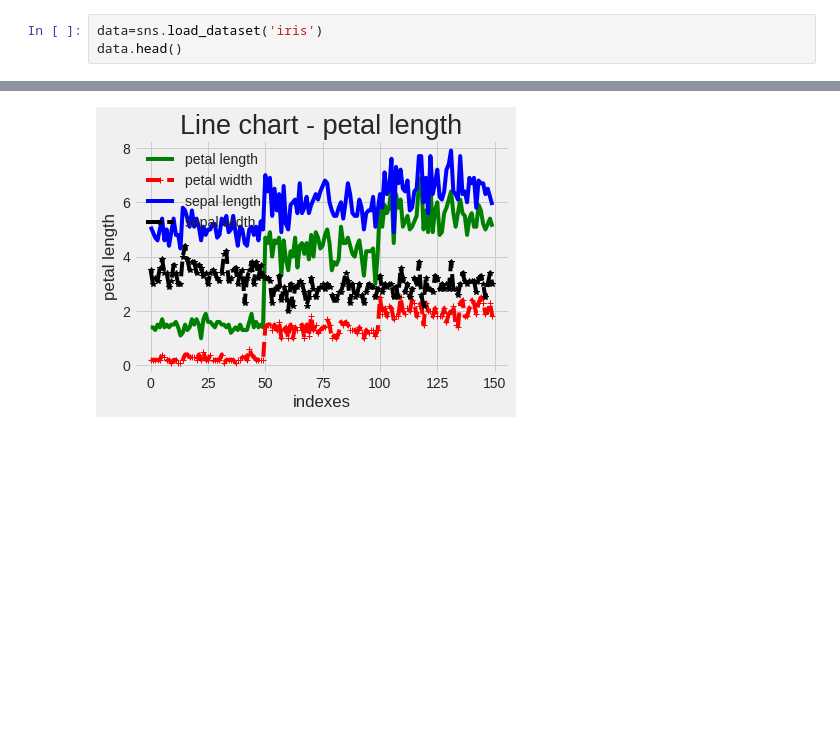
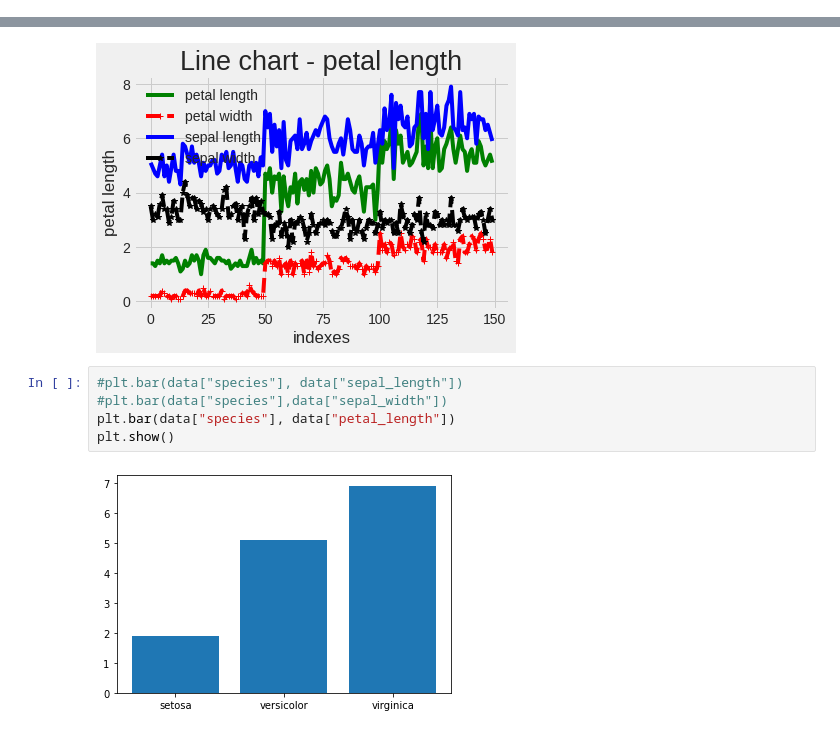
Before and after one commit to isathik/Day1-test, a Jupyter notebook: Day2.ipynb, the cells around one changed output, grey strips where cells are left out. Cells and saved outputs as stored; diff of their text form; blank space fills up the shorter version.

```diff
--- a/Day2.ipynb
+++ b/Day2.ipynb
@@ -7,6 +7,3 @@ import pandas as pd
 import numpy as np
 import matplotlib.pyplot as plt
 import seaborn as sns
-# %%
-data=sns.load_dataset('iris')
-data.head()
@@ -196,3 +206,10 @@ plt.show()
 # %% [output]
 [figure]
 [figure]
+# %%
+#plt.bar(data["species"], data["sepal_length"])
+#plt.bar(data["species"],data["sepal_width"])
+plt.bar(data["species"], data["petal_length"])
+plt.show()
+# %% [output]
+[figure, added]
```
Also changed, not shown: parts of 2 cells of this notebook.
